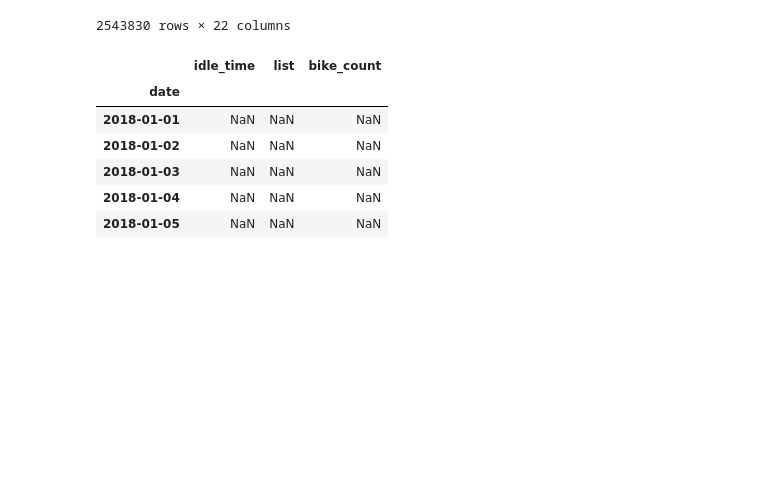
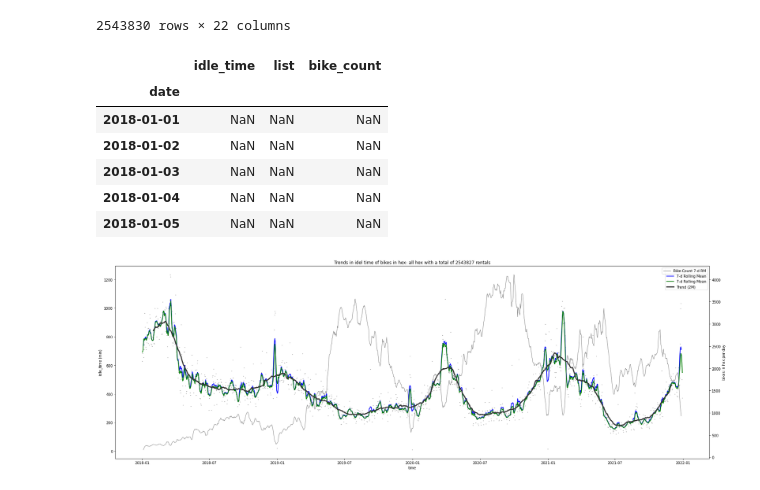
Before and after one commit to jw54kysa/bachelor_thesis_idle_time_prediction_nextbike, a Jupyter notebook: scripts/time_series_analysis.ipynb, the cells around one changed output. Saved outputs shown, nothing was run; the diff lists cells and outputs as text; code cells hidden in the pictures; blank space fills up the shorter version.

```diff
--- a/scripts/time_series_analysis.ipynb
+++ b/scripts/time_series_analysis.ipynb
@@ -91,7 +95,7 @@ def add_rows_to_days(onedfhexid):
     # compute idle time mean for one day over all rentals at that day
 
     # iteriere über alle Tage
-    for date in (tsdata.index):
+    for date in tqdm(tsdata.index):
         list = []
         # Adde alle Rows in die List wenn Tag = Tag
         for ind in onedfhexid.index:
@@ -173,20 +177,12 @@ def plot_details(tsdata,data_7d_rol,data_2m_rol,data_7d_mean2,hex_id,total_bike_
     plt.savefig(f'../results/newtsdata/tsdata_{hex_id}.png', format='png')
     #plt.show()
 # %%
-i = 0
-total = len(hex_ids)
-
-for _hex_id in hex_ids:
-    _onedfhexid = get_all_rentals(_hex_id)
-    _tsdata = add_rows_to_days(_onedfhexid)
-    _tsdata = fill_missing_data(_tsdata)
-
-    _tbc = total_bike_count(_tsdata)
-
-    _data_7d_rol, _data_2m_rol = roling_mean(_tsdata)
-    _data_7d_rol2 = rolling_weightet_mean(_tsdata)
-
-    plot_details(_tsdata,_data_7d_rol,_data_2m_rol,_data_7d_rol2,_hex_id,_tbc)
-
-    i+=1
-    print(f'{i} from {total}', end='\r')
+_hex_id = 'all hex'
+_tsdata = add_rows_to_days(df)
+_tsdata = fill_missing_data(_tsdata)
+_tbc = total_bike_count(_tsdata)
+_data_7d_rol, _data_2m_rol = roling_mean(_tsdata)
+_data_7d_rol2 = rolling_weightet_mean(_tsdata)
+plot_details(_tsdata,_data_7d_rol,_data_2m_rol,_data_7d_rol2,_hex_id,_tbc)
+# %% [output]
+[figure, added]
```
Also changed, not shown: parts of 3 cells of this notebook, 9 other files.
